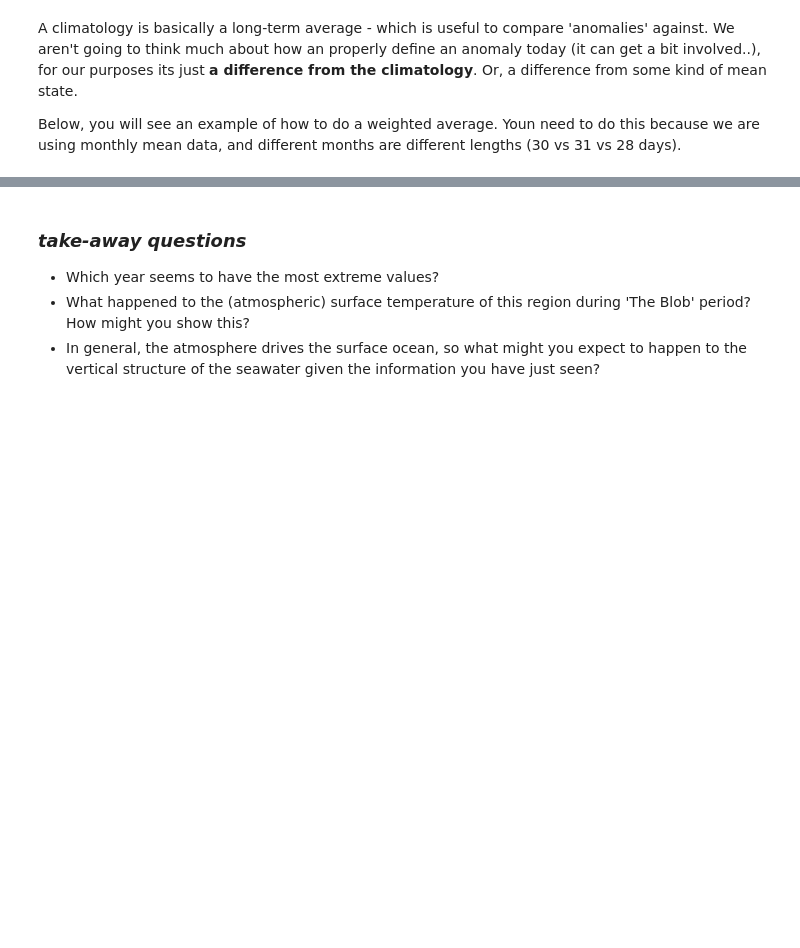
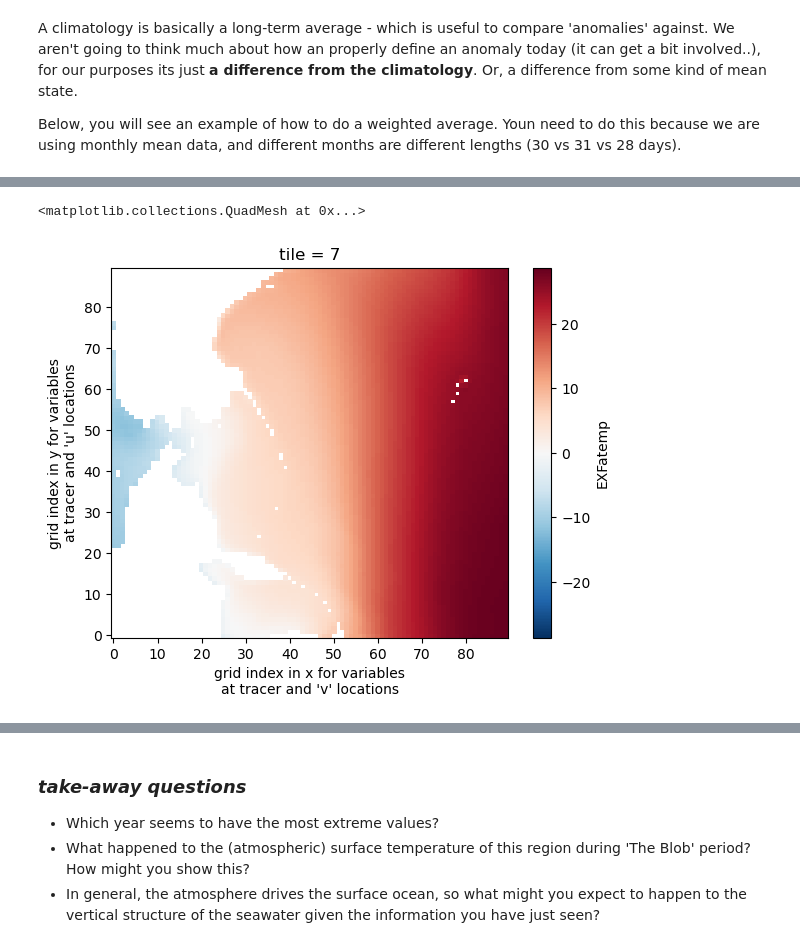
Before and after one commit to BWBlack/2Y_introduction_to_oceanography, a Jupyter notebook: heat_transport_practical/heat_budget_practical.ipynb, the cells around one changed output, grey strips where cells are left out. Cells and saved outputs as stored; diff of their text form; code cells hidden in the pictures; blank space fills up the shorter version.

```diff
--- a/heat_transport_practical/heat_budget_practical.ipynb
+++ b/heat_transport_practical/heat_budget_practical.ipynb
@@ -208,0 +293,6 @@ monthly_climatology.month.values
+# %%
+# although if we just plot it, it's at a funny orientation
+air_temp_degC.mean(dim='time').plot()
+# %% [output]
+<matplotlib.collections.QuadMesh at 0x...>
+[figure, added]
```
Also changed, not shown: parts of 24 cells of this notebook.
